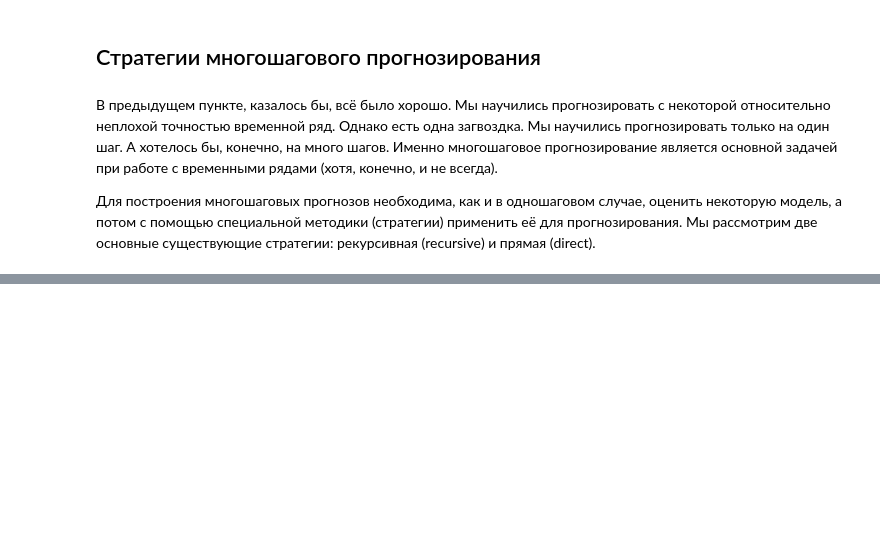
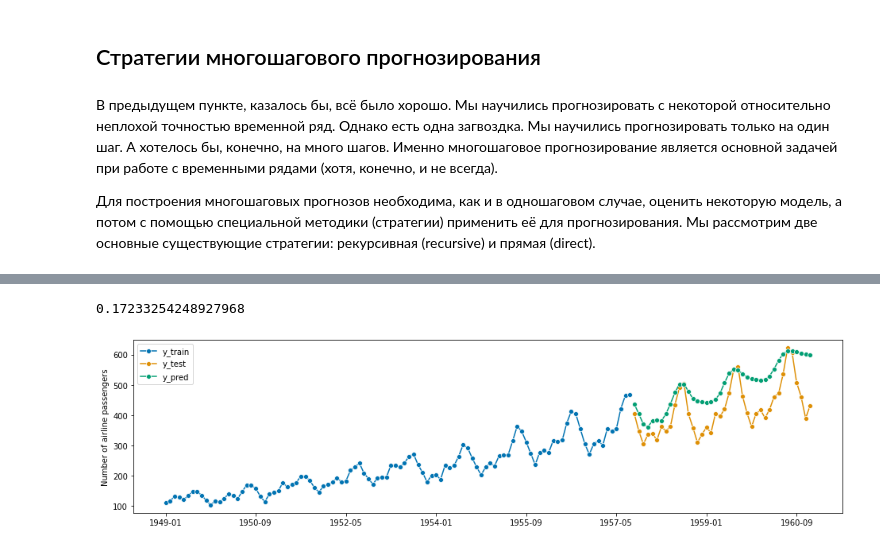
Before and after one commit to Pyatachokk/hse_ts_course, a Jupyter notebook: 2021-spring/seminars/sem_2.ipynb, the cells around one changed output, grey strips where cells are left out. Saved outputs shown, nothing was run; the diff lists cells and outputs as text; code cells hidden in the pictures; blank space fills up the shorter version.

```diff
--- a/2021-spring/seminars/sem_2.ipynb
+++ b/2021-spring/seminars/sem_2.ipynb
@@ -614,0 +617,28 @@ $x_{t+1}$ нам взять неоткуда. Следовательно, у н
+# %%
+from sklearn.ensemble import RandomForestRegressor
+
+from sktime.forecasting.compose import make_reduction
+
+# imports necessary for this chapter
+from sktime.datasets import load_airline
+from sktime.forecasting.base import ForecastingHorizon
+from sktime.forecasting.model_selection import temporal_train_test_split
+from sktime.performance_metrics.forecasting import mean_absolute_percentage_error
+from sktime.utils.plotting import plot_series
+from sklearn.linear_model import LinearRegression
+
+# data loading for illustration (see section 1 for explanation)
+y = load_airline()
+y_train, y_test = temporal_train_test_split(y, test_size=40)
+fh = ForecastingHorizon(y_test.index, is_relative=False)
+# %%
+regressor = LinearRegression()
+forecaster = make_reduction(regressor, window_length=10, strategy="recursive")
+
+forecaster.fit(y_train, fh=fh)
+y_pred = forecaster.predict()
+plot_series(y_train, y_test, y_pred, labels=["y_train", "y_test", "y_pred"])
+mean_absolute_percentage_error(y_pred, y_test)
+# %% [output]
+0.17233254248927968
+[figure, added]
```
Also changed, not shown: parts of 9 cells of this notebook.
